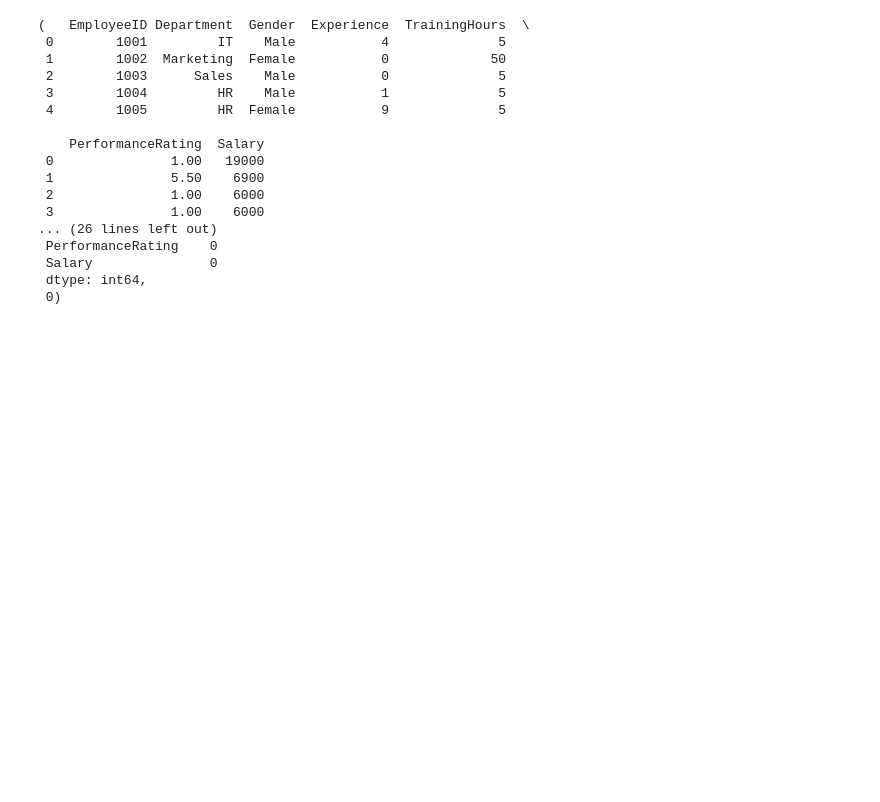
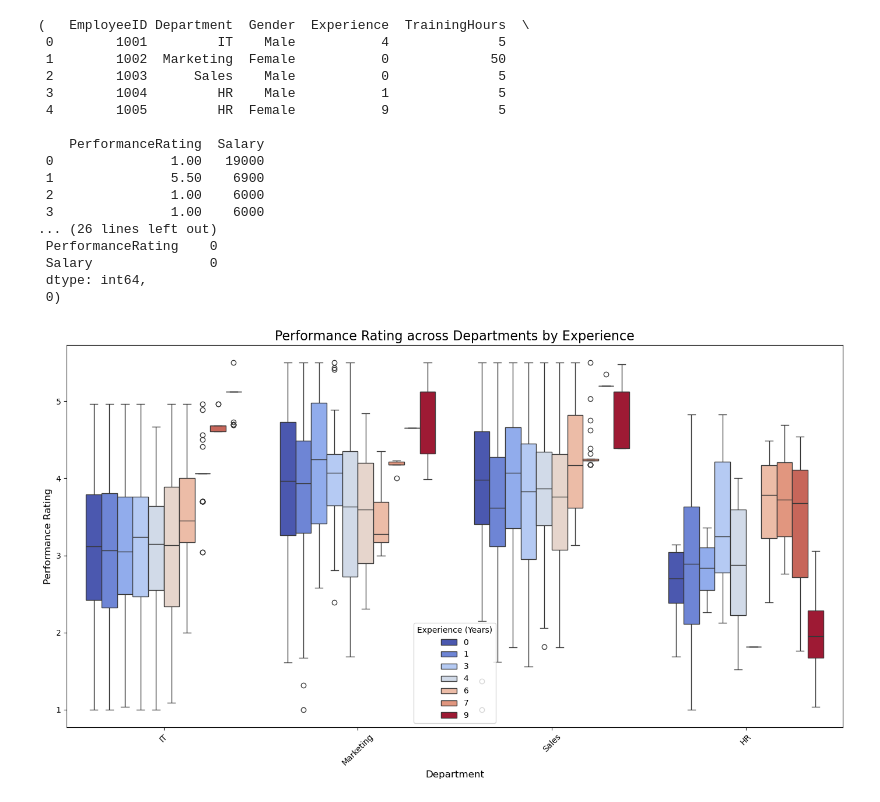
Before and after one commit to ShrimpMolly/Assignment-2, a Jupyter notebook: Code.ipynb, the cells around one changed output. Cells and saved outputs as stored; diff of their text form; code cells hidden in the pictures; blank space fills up the shorter version.

```diff
--- a/Code.ipynb
+++ b/Code.ipynb
@@ -39,3 +39,26 @@ memory usage: 80.4+ KB
  Salary               0
  dtype: int64,
  0)
+# %%
+import matplotlib.pyplot as plt
+import seaborn as sns
+
+# Set up the figure size
+plt.figure(figsize=(14, 8))
+
+# Create a boxplot to visualize the relationship between experience and performance rating in different departments
+sns.boxplot(x='Department', y='PerformanceRating',
+            hue='Experience', data=data, palette='coolwarm')
+
+# Set title and labels
+plt.title('Performance Rating across Departments by Experience', fontsize=16)
+plt.xlabel('Department', fontsize=12)
+plt.ylabel('Performance Rating', fontsize=12)
+plt.legend(title='Experience (Years)')
+
+# Show the plot
+plt.xticks(rotation=45)
+plt.tight_layout()
+plt.show()
+# %% [output]
+[figure, added]
```
Also changed, not shown: 1 other file.
